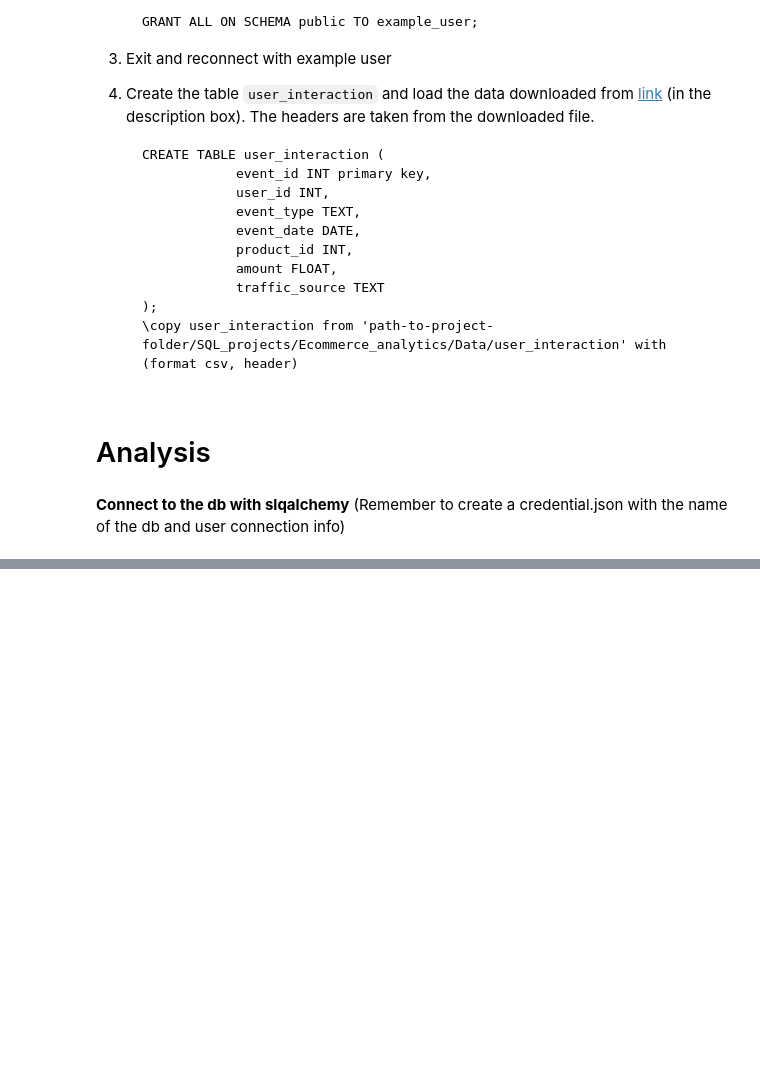
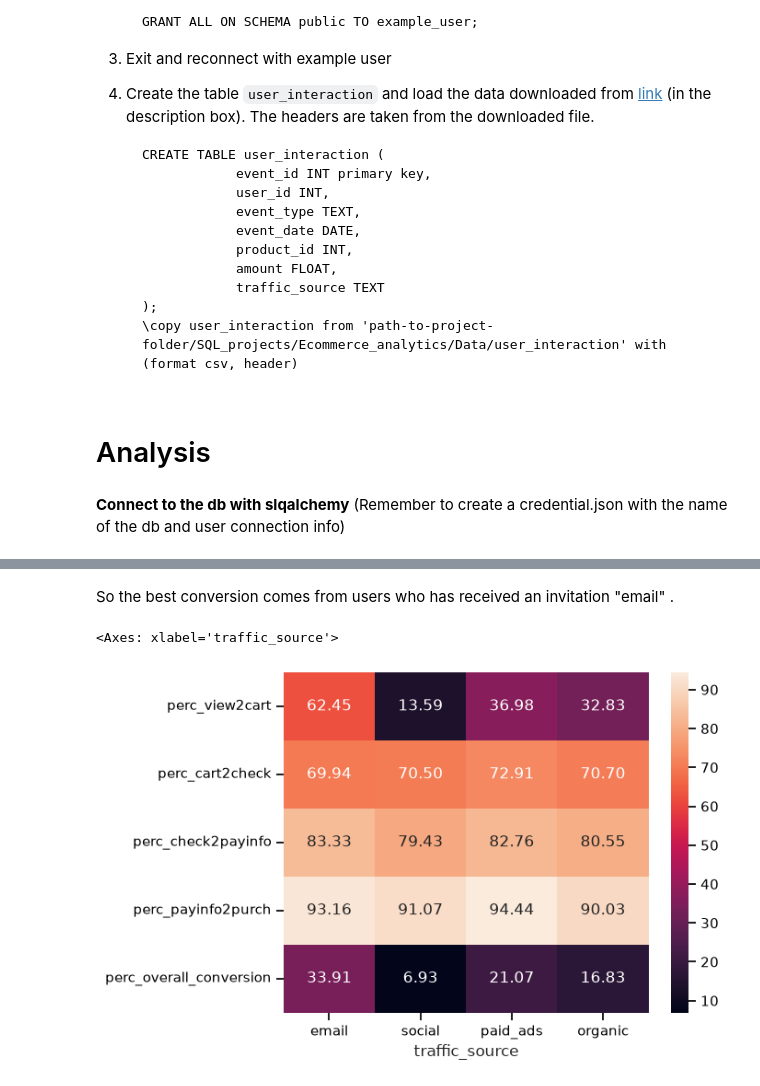
Before and after one commit to danialghamari/SQL_projects, a Jupyter notebook: Ecommerce_analytics/Analysis.ipynb, the cells around one changed output, grey strips where cells are left out. Saved outputs shown, nothing was run; the diff lists cells and outputs as text; code cells hidden in the pictures; blank space fills up the shorter version.

```diff
--- a/Ecommerce_analytics/Analysis.ipynb
+++ b/Ecommerce_analytics/Analysis.ipynb
@@ -45,0 +136,37 @@ Connection to PostgreSQL established successfully!
+# %%
+query = '''
+    with user_detail as (
+        select user_id,
+                count(event_type) as event_count,
+                event_type,
+                count(traffic_source) as traffic_count,
+                traffic_source
+        from user_interaction
+        group by user_id, event_type, traffic_source
+        order by user_id, event_type)
+
+    select t1.traffic_source,
+            sum(t1.pageview) as num_pageview,
+            sum(t1.addcart) as num_addcart,
+            100*sum(t1.addcart)/NULLIF(sum(t1.pageview),0) as perc_view2cart,
+            sum(t1.checkout) as num_checkout,
+            100*sum(t1.checkout)/NULLIF(sum(t1.addcart),0) as perc_cart2check,
+            sum(t1.payinfo) as num_payinfo,
+            100*sum(t1.payinfo)/NULLIF(sum(t1.checkout),0) as perc_check2payinfo,
+            sum(t1.purchase) as num_purchases,
+            100*sum(t1.purchase)/NULLIF(sum(t1.payinfo),0) as perc_payinfo2purch,
+            100*sum(t1.purchase)/NULLIF(sum(t1.pageview),0) as perc_overall_conversion
+    from (select user_id,
+            sum(event_count) filter (where event_type = 'page_view') as pageview,
+            coalesce(sum(event_count) filter (where event_type = 'add_to_cart'),0) as addcart,
+            coalesce(sum(event_count) filter (where event_type = 'checkout_start'),0) as checkout,
+            coalesce(sum(event_count) filter (where event_type = 'payment_info'),0) as payinfo,
+            coalesce(sum(event_count) filter (where event_type = 'purchase'),0) as purchase,
+            traffic_source
+        from user_detail
+        group by user_id, traffic_source) as t1
+    group by t1.traffic_source;
+'''
+
+table = pd.read_sql_query(sql=query, con=engine)
+table
@@ -45,0 +179,10 @@ Connection to PostgreSQL established successfully!
+# %% [markdown]
+So the best conversion comes from users who has received an invitation "email" .
+# %%
+table.index = table["traffic_source"]
+table = table.drop(columns=["traffic_source",*[col for col in table if 'perc' not in col]])
+# %%
+sns.heatmap(table.T, fmt='.2f', annot=True)
+# %% [output]
+<Axes: xlabel='traffic_source'>
+[figure, added]
```
Also changed, not shown: parts of 11 cells of this notebook, 1 other file.
